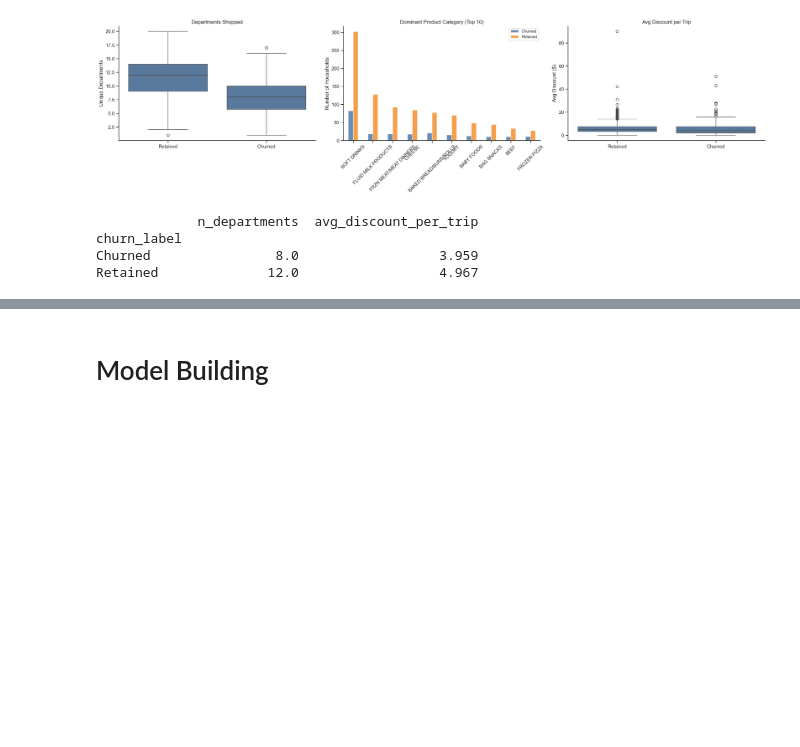
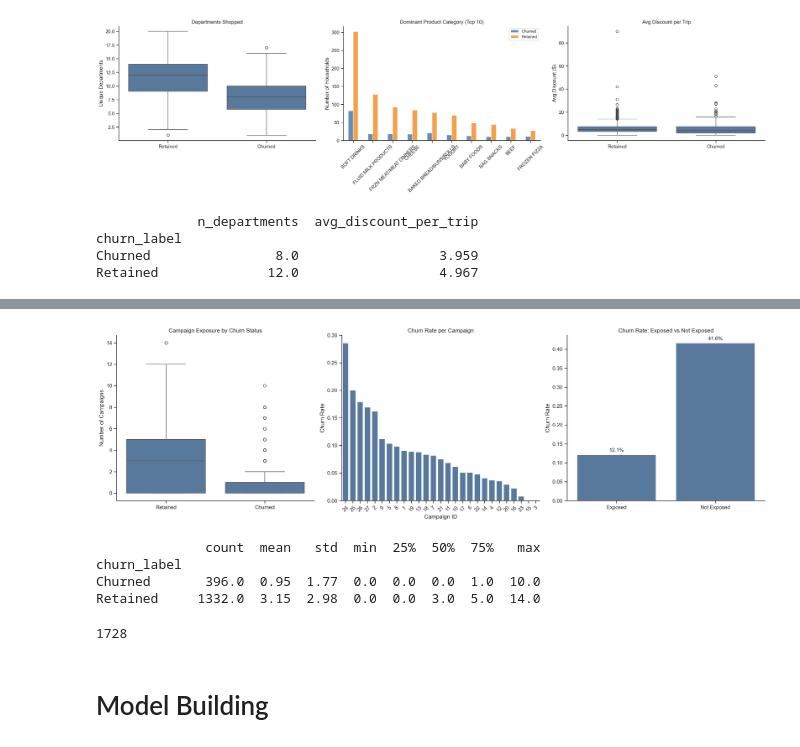
Before and after one commit to Kasperclowes/QBUS3820-Group-Assignment, a Jupyter notebook: RUN.ipynb, the cells around one changed output, grey strips where cells are left out. Drawn from its saved outputs; the diff is of its cells as text; code cells hidden in the pictures; blank space fills up the shorter version.

```diff
--- a/RUN.ipynb
+++ b/RUN.ipynb
@@ -422,0 +419,3 @@ product_features_train.head()
+# %%
+campaigns_train, campaigns_valid, campaigns_test = eda.clean_campaigns(campaigns)
+print(campaigns_train.shape[0])
@@ -423,3 +444,22 @@ product_features_train.head()
+# %%
+eda.plot_campaign_churn(campaigns_train, churn_train)
+# %% [output]
+[figure, added]
+              count  mean   std  min  25%  50%  75%   max
+churn_label
+Churned       396.0  0.95  1.77  0.0  0.0  0.0  1.0  10.0
+Retained     1332.0  3.15  2.98  0.0  0.0  3.0  5.0  14.0
+# %%
+#Feature engineering for campaigns - number of campaigns targeted and whether targeted by any campaign
+n_campaigns_targeted_train = feature_eng.n_campaigns_targeted(campaigns_train, transactions_train)
+n_campaigns_targeted_valid = feature_eng.n_campaigns_targeted(campaigns_valid, transactions_valid)
+n_campaigns_targeted_test  = feature_eng.n_campaigns_targeted(campaigns_test, transactions_test)
+
+was_targeted_train = feature_eng.was_targeted(campaigns_train, transactions_train)
+was_targeted_valid = feature_eng.was_targeted(campaigns_valid, transactions_valid)
+was_targeted_test = feature_eng.was_targeted(campaigns_test, transactions_test)
+# %% [output]
+1728
 # %% [markdown]
 # Model Building
 # %%
```
Also changed, not shown: parts of 4 cells of this notebook, 2 other files.
